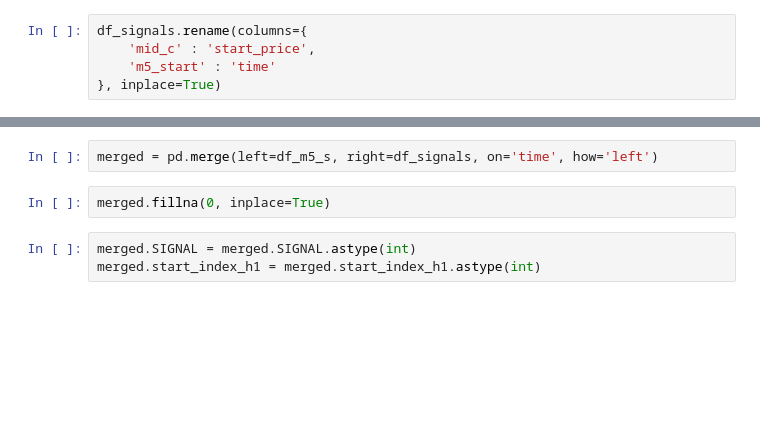
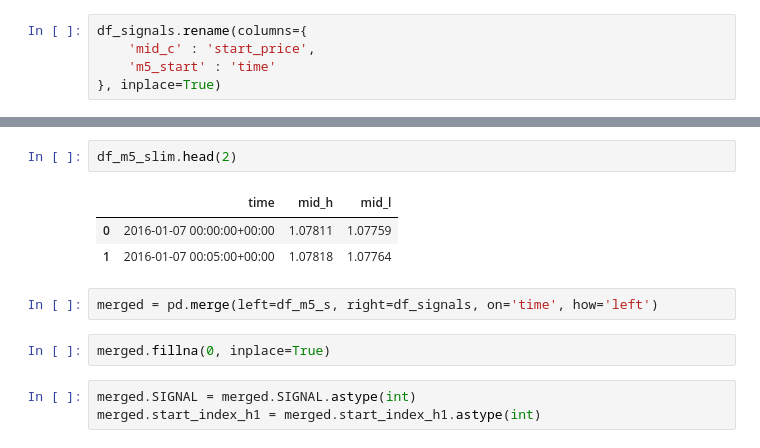
Before and after one commit to tjreese90/TraderDan, a Jupyter notebook: exploration/Guru_1_EMA200_RSI_OVER_50.ipynb, the cells around one changed output, grey strips where cells are left out. Cells and saved outputs as stored; diff of their text form; blank space fills up the shorter version.

```diff
--- a/exploration/Guru_1_EMA200_RSI_OVER_50.ipynb
+++ b/exploration/Guru_1_EMA200_RSI_OVER_50.ipynb
@@ -282,3 +352,9 @@ df_signals.head(2)
+# %%
+df_m5_slim.head(2)
+# %% [output]
+|  | time | mid_h | mid_l |
+| 0 | 2016-01-07 00:00:00+00:00 | 1.07811 | 1.07759 |
+| 1 | 2016-01-07 00:05:00+00:00 | 1.07818 | 1.07764 |
 # %%
 merged = pd.merge(left=df_m5_s, right=df_signals, on='time', how='left')
 # %%
```
Also changed, not shown: parts of 21 cells of this notebook, 11 other files.
